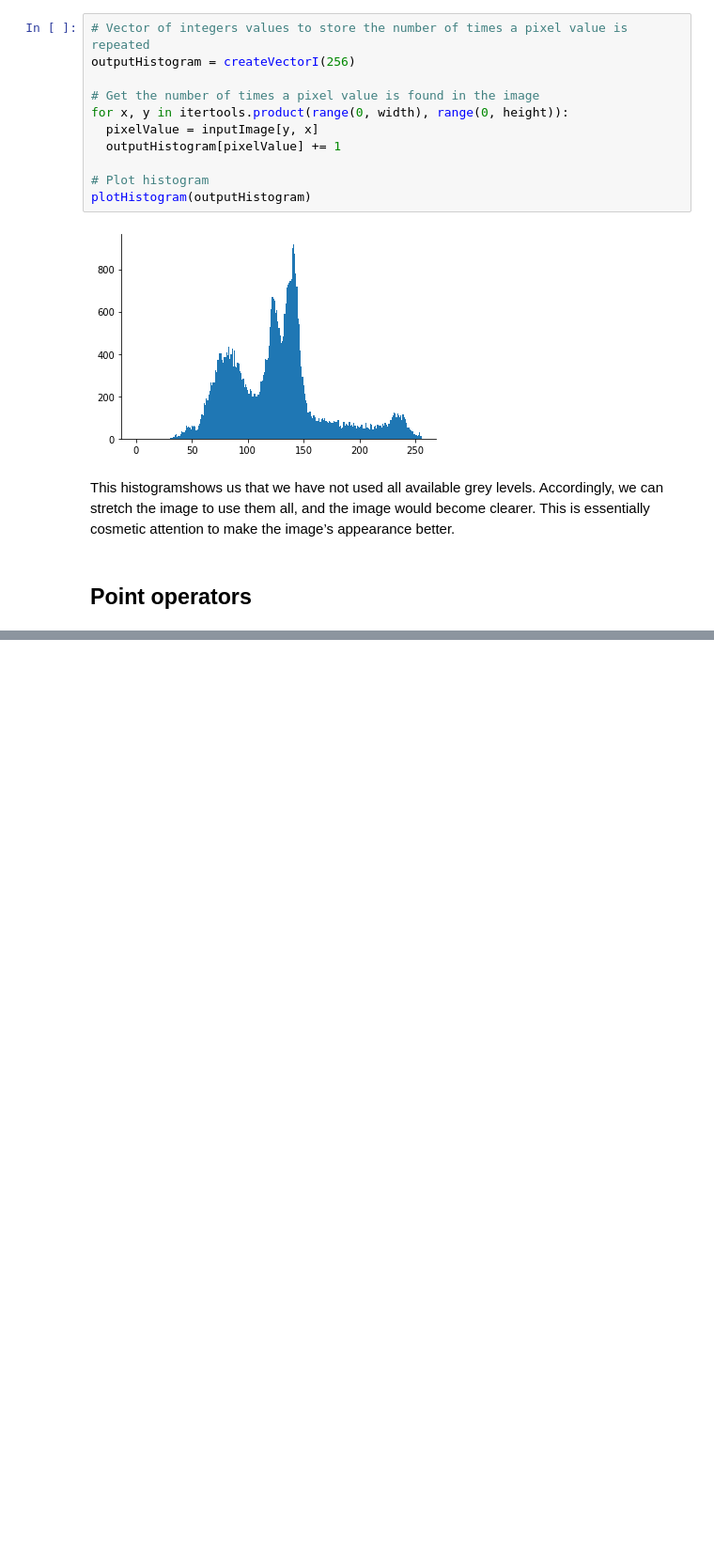
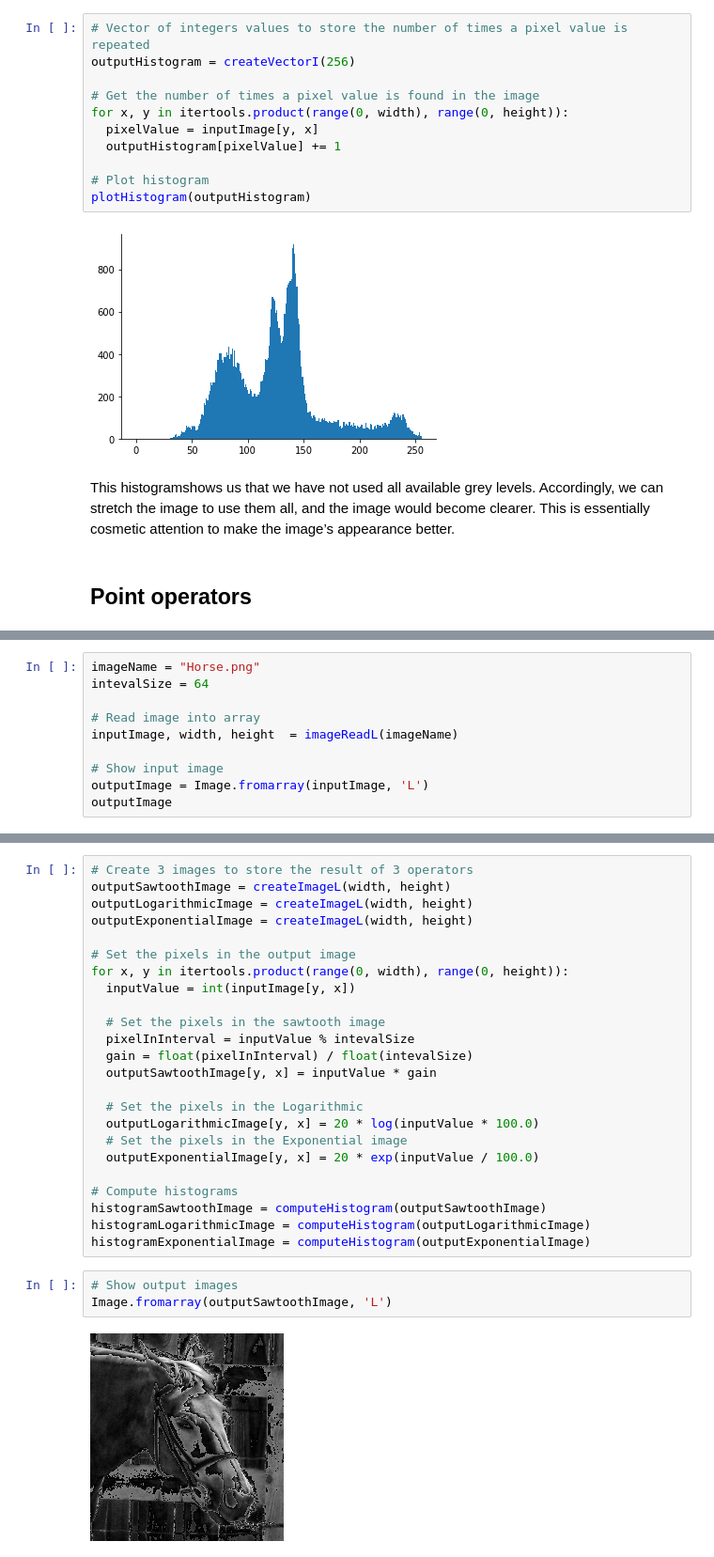
Before and after one commit to rahiakela/feature-extraction-and-image-processing-for-computer-vision, a Jupyter notebook: 3-image_processing/image_processing.ipynb, the cells around one changed output, grey strips where cells are left out. Shown: that part at 94% size. Saved outputs shown, nothing was run; the diff lists cells and outputs as text; blank space fills up the shorter version.

```diff
--- a/3-image_processing/image_processing.ipynb
+++ b/3-image_processing/image_processing.ipynb
@@ -60,0 +79,10 @@ This histogramshows us that we have not used all available grey levels. Accordin
+# %%
+imageName = "Horse.png"
+intevalSize = 64
+
+# Read image into array
+inputImage, width, height  = imageReadL(imageName)
+
+# Show input image
+outputImage = Image.fromarray(inputImage, 'L')
+outputImage
@@ -60,0 +91,29 @@ This histogramshows us that we have not used all available grey levels. Accordin
+# %%
+# Create 3 images to store the result of 3 operators
+outputSawtoothImage = createImageL(width, height)
+outputLogarithmicImage = createImageL(width, height)
+outputExponentialImage = createImageL(width, height)
+
+# Set the pixels in the output image
+for x, y in itertools.product(range(0, width), range(0, height)):
+  inputValue = int(inputImage[y, x])
+
+  # Set the pixels in the sawtooth image
+  pixelInInterval = inputValue % intevalSize
+  gain = float(pixelInInterval) / float(intevalSize)
+  outputSawtoothImage[y, x] = inputValue * gain
+
+  # Set the pixels in the Logarithmic
+  outputLogarithmicImage[y, x] = 20 * log(inputValue * 100.0)
+  # Set the pixels in the Exponential image
+  outputExponentialImage[y, x] = 20 * exp(inputValue / 100.0)
+
+# Compute histograms
+histogramSawtoothImage = computeHistogram(outputSawtoothImage)
+histogramLogarithmicImage = computeHistogram(outputLogarithmicImage)
+histogramExponentialImage = computeHistogram(outputExponentialImage)
+# %%
+# Show output images
+Image.fromarray(outputSawtoothImage, 'L')
+# %% [output]
+[figure, added]
```
Also changed, not shown: parts of 19 cells of this notebook.
